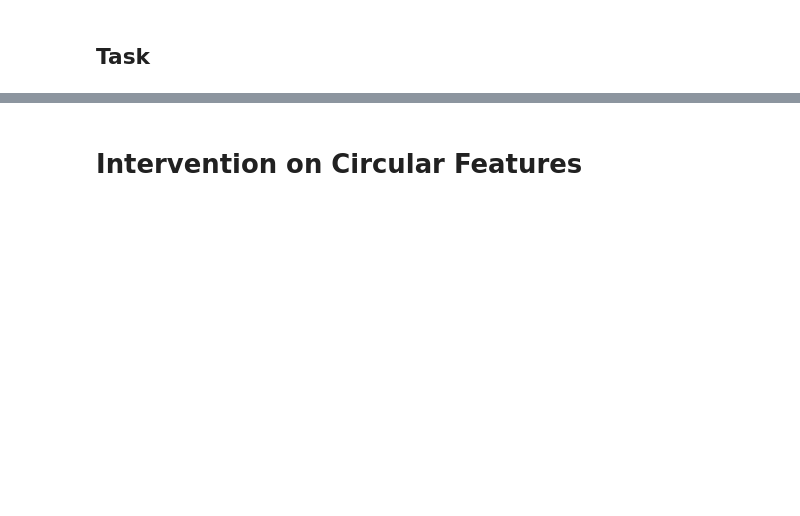
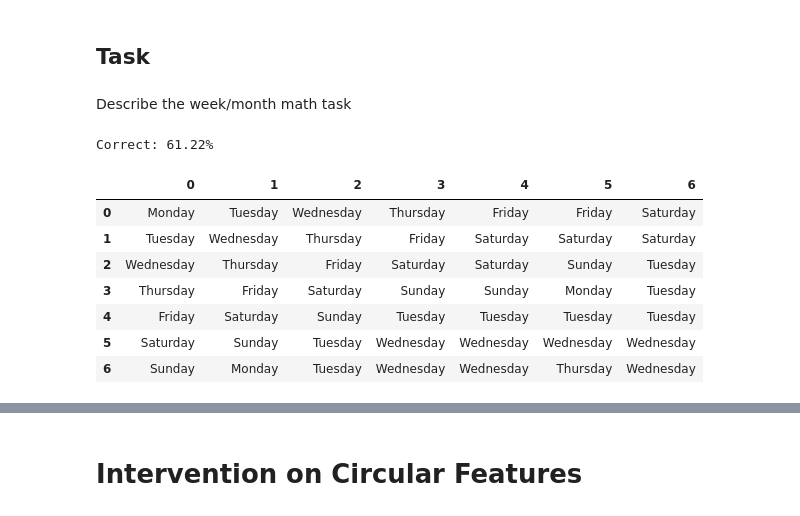
Before and after one commit to derfred/tutorials, a Jupyter notebook: multi_dimensional_features/multi_dimension_features.ipynb, the cells around one changed output, grey strips where cells are left out. Saved outputs shown, nothing was run; the diff lists cells and outputs as text; code cells hidden in the pictures; blank space fills up the shorter version.

```diff
--- a/multi_dimensional_features/multi_dimension_features.ipynb
+++ b/multi_dimensional_features/multi_dimension_features.ipynb
@@ -314,2 +334,4 @@ plt.show()
 # %% [markdown]
 ## Task
+# %% [markdown]
+Describe the week/month math task
@@ -315,0 +376,12 @@ plt.show()
+# %%
+calendar_math_eval_and_show(week_math_eval, 7, "from")
+# %% [output]
+Correct: 61.22%
+|  | 0 | 1 | 2 | 3 | 4 | 5 | 6 |
+| 0 | Monday | Tuesday | Wednesday | Thursday | Friday | Friday | Saturday |
+| 1 | Tuesday | Wednesday | Thursday | Friday | Saturday | Saturday | Saturday |
+| 2 | Wednesday | Thursday | Friday | Saturday | Saturday | Sunday | Tuesday |
+| 3 | Thursday | Friday | Saturday | Sunday | Sunday | Monday | Tuesday |
+| 4 | Friday | Saturday | Sunday | Tuesday | Tuesday | Tuesday | Tuesday |
+| 5 | Saturday | Sunday | Tuesday | Wednesday | Wednesday | Wednesday | Wednesday |
+| 6 | Sunday | Monday | Tuesday | Wednesday | Wednesday | Thursday | Wednesday |
```
Also changed, not shown: parts of 7 cells of this notebook, 2 other files.
